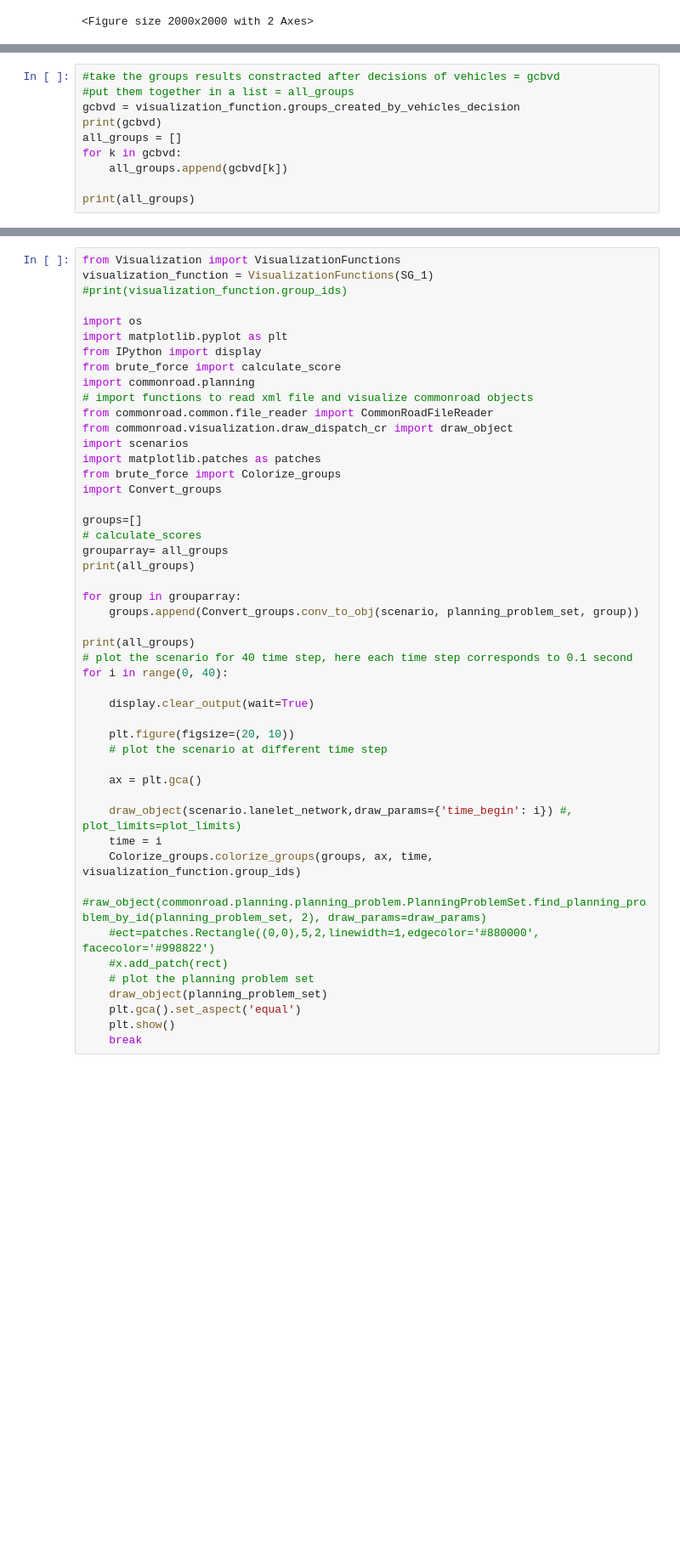
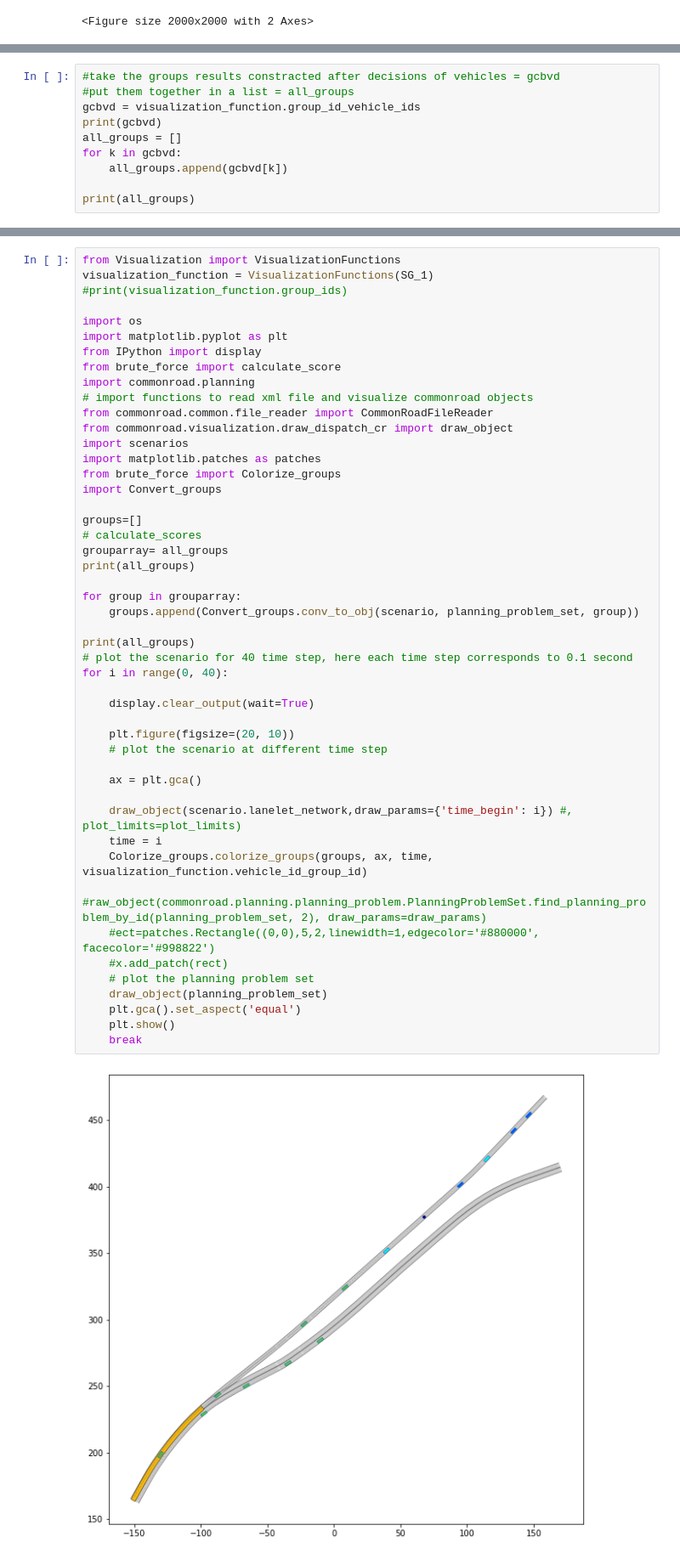
Before and after one commit to MelikeSila/group-formation-for-autonomous-vehicles, a Jupyter notebook: Visualization.ipynb, the cells around one changed output, grey strips where cells are left out. Shown at 85% size. Drawn from its saved outputs; the diff is of its cells as text; blank space fills up the shorter version.

Commit message:
distance measure and visualization fixed

```diff
--- a/Visualization.ipynb
+++ b/Visualization.ipynb
@@ -136,7 +138,7 @@ visualization_function.group_ids_vehicle_id
 # %%
 #take the groups results constracted after decisions of vehicles = gcbvd
 #put them together in a list = all_groups
-gcbvd = visualization_function.groups_created_by_vehicles_decision
+gcbvd = visualization_function.group_id_vehicle_ids
 print(gcbvd)
 all_groups = []
 for k in gcbvd:
@@ -166,32 +168,34 @@ import Convert_groups
 
 groups=[]
 # calculate_scores
 grouparray= all_groups
 print(all_groups)
 
 for group in grouparray:
     groups.append(Convert_groups.conv_to_obj(scenario, planning_problem_set, group))
 
 print(all_groups)
 # plot the scenario for 40 time step, here each time step corresponds to 0.1 second
 for i in range(0, 40):
 
     display.clear_output(wait=True)
 
     plt.figure(figsize=(20, 10))
     # plot the scenario at different time step
 
     ax = plt.gca()
 
     draw_object(scenario.lanelet_network,draw_params={'time_begin': i}) #, plot_limits=plot_limits)
     time = i
-    Colorize_groups.colorize_groups(groups, ax, time, visualization_function.group_ids)
+    Colorize_groups.colorize_groups(groups, ax, time, visualization_function.vehicle_id_group_id)
     #raw_object(commonroad.planning.planning_problem.PlanningProblemSet.find_planning_problem_by_id(planning_problem_set, 2), draw_params=draw_params)
     #ect=patches.Rectangle((0,0),5,2,linewidth=1,edgecolor='#880000', facecolor='#998822')
     #x.add_patch(rect)
     # plot the planning problem set
     draw_object(planning_problem_set)
     plt.gca().set_aspect('equal')
     plt.show()
     break
+# %% [output]
+[figure, added]
 # %%
```
Also changed, not shown: parts of 8 cells of this notebook, 4 other files.
